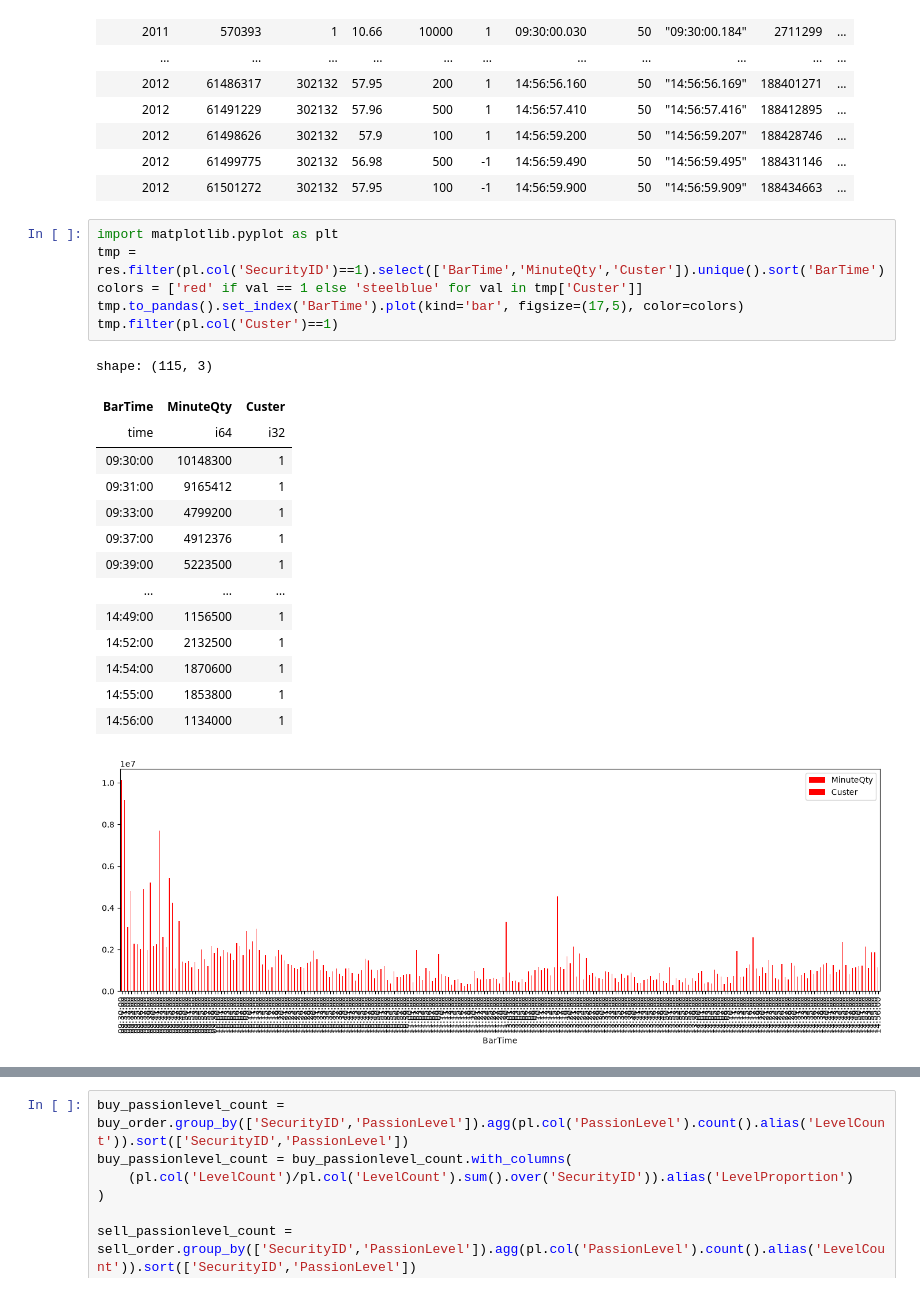
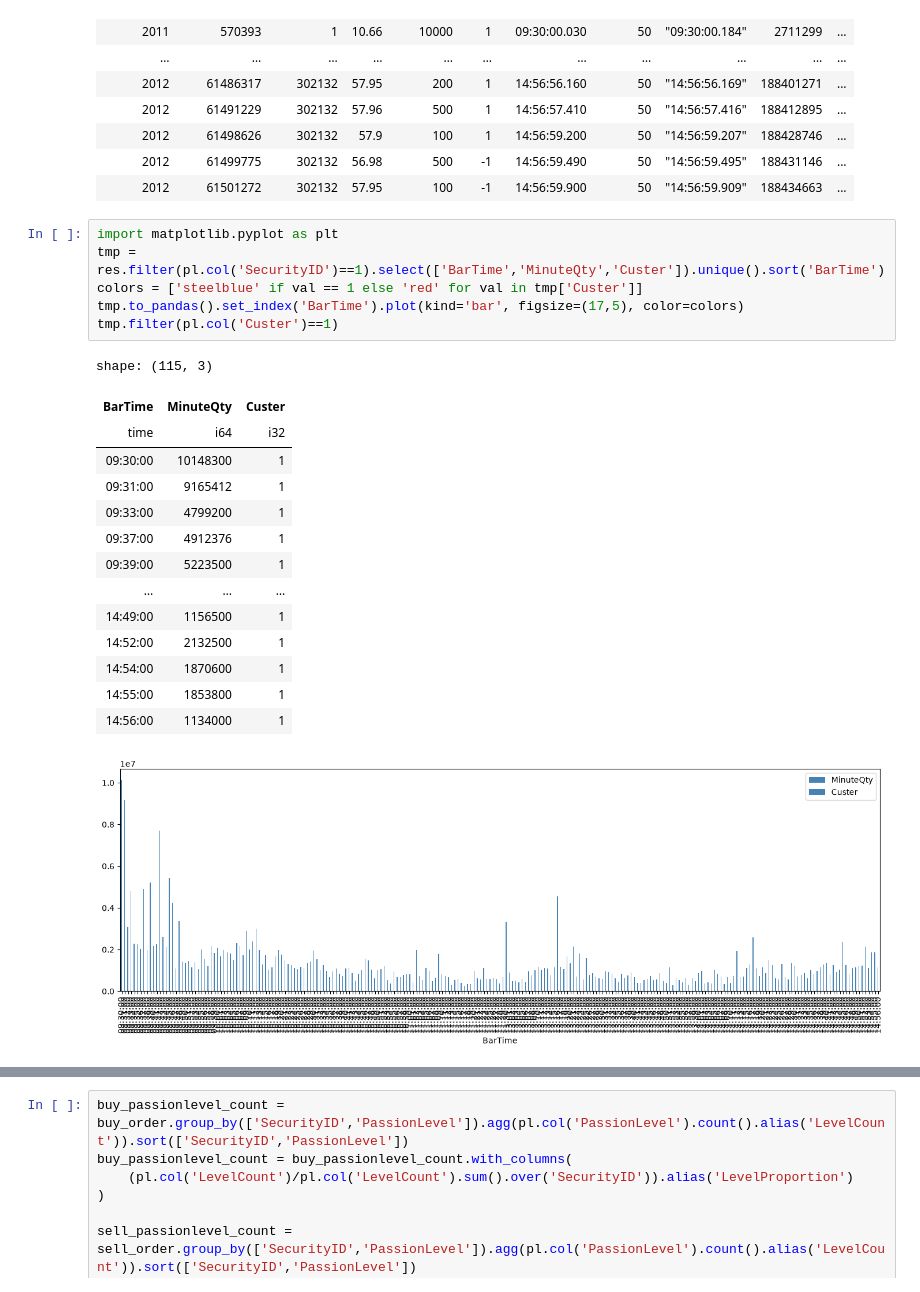
Before and after one commit to Xujy424/research2workflow, a Jupyter notebook: factor_hub/jijin.ipynb, the cells around one changed output, grey strips where cells are left out. Drawn from its saved outputs; the diff is of its cells as text.

```diff
--- a/factor_hub/jijin.ipynb
+++ b/factor_hub/jijin.ipynb
@@ -143,22 +143,22 @@ shape: (185_729_565, 15)
 # %%
 import matplotlib.pyplot as plt
 tmp = res.filter(pl.col('SecurityID')==1).select(['BarTime','MinuteQty','Custer']).unique().sort('BarTime')
-colors = ['red' if val == 1 else 'steelblue' for val in tmp['Custer']]
+colors = ['steelblue' if val == 1 else 'red' for val in tmp['Custer']]
 tmp.to_pandas().set_index('BarTime').plot(kind='bar', figsize=(17,5), color=colors)
 tmp.filter(pl.col('Custer')==1)
 # %% [output]
 shape: (115, 3)
 | BarTime | MinuteQty | Custer |
 | time | i64 | i32 |
 | 09:30:00 | 10148300 | 1 |
 | 09:31:00 | 9165412 | 1 |
 | 09:33:00 | 4799200 | 1 |
 | 09:37:00 | 4912376 | 1 |
 | 09:39:00 | 5223500 | 1 |
 | … | … | … |
 | 14:49:00 | 1156500 | 1 |
 | 14:52:00 | 2132500 | 1 |
 | 14:54:00 | 1870600 | 1 |
 | 14:55:00 | 1853800 | 1 |
 | 14:56:00 | 1134000 | 1 |
-[figure, old version]
+[figure, new version]
```
Also changed, not shown: parts of 1 cell of this notebook.
